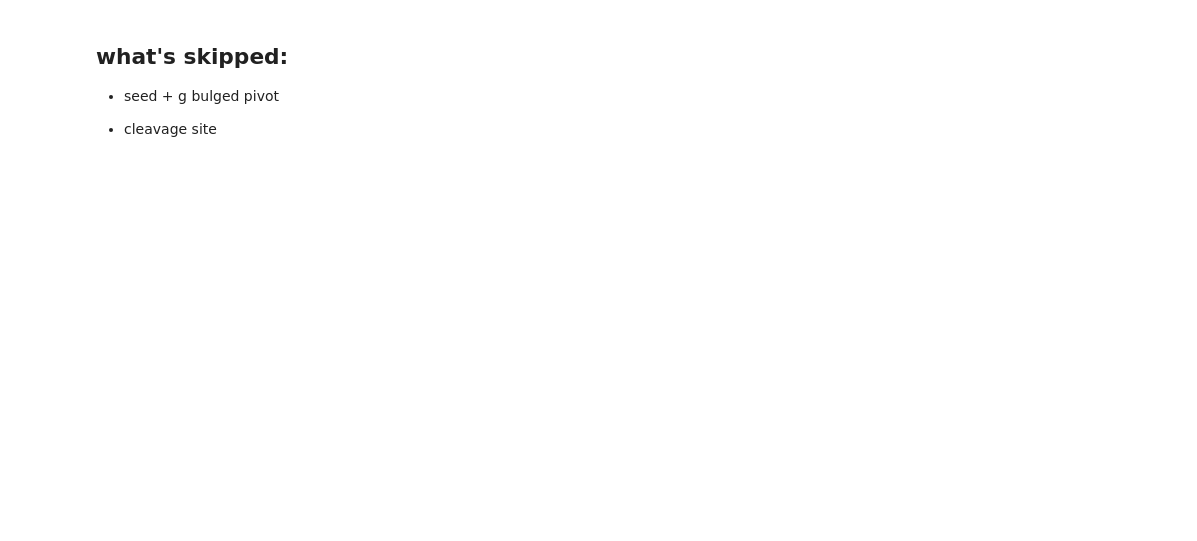
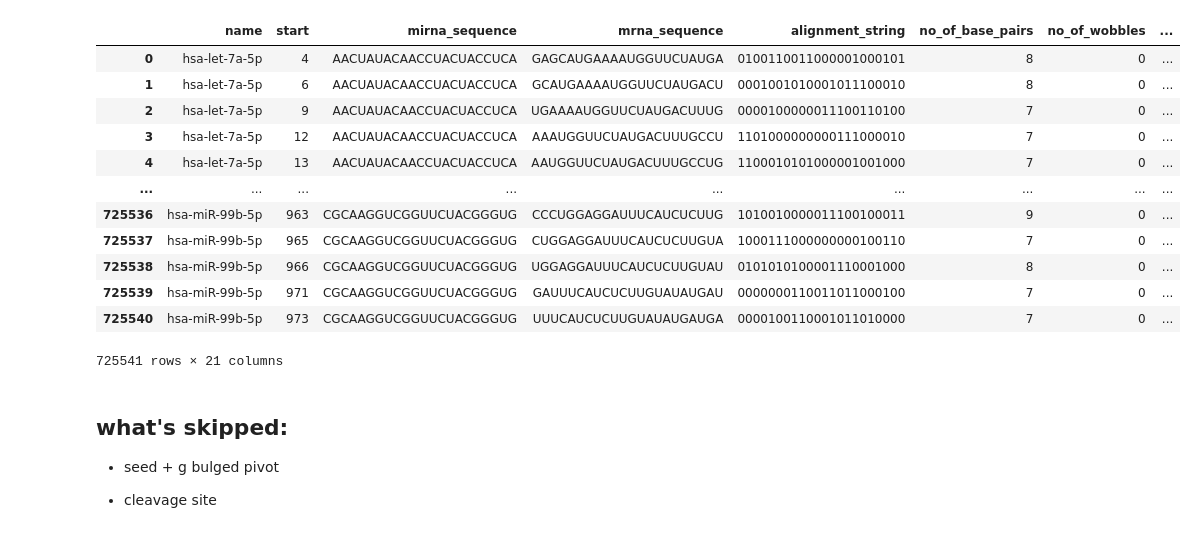
Before and after one commit to TasbasMN/Thesis, a Jupyter notebook: scripts/main_v2.ipynb, the cells around one changed output. Cells and saved outputs as stored; diff of their text form; code cells hidden in the pictures; blank space fills up the shorter version.

```diff
--- a/scripts/main_v2.ipynb
+++ b/scripts/main_v2.ipynb
@@ -22,0 +182,40 @@ df = find_clash_types(df, find_non_CLASH_types=True, drop_flag_column=False)
+# %%
+import numpy as np
+import pandas as pd
+import timeit
+
+def non_vectorized(string1, string2):
+    return ''.join(['1' if x == y else '0' for x, y in zip(string1, string2)])
+
+def vectorized(column1, column2):
+    return np.where(column1 == column2, '1', '0')
+
+def df_comparator(df):
+    df['result3'] = [''.join(['1' if x == y else '0' for x, y in zip(s1, s2)])
+                     for s1, s2 in zip(df['mirna_sequence'], df['mrna_sequence'])]
+
+
+# Measure the time for the non-vectorized version
+non_vectorized_times = []
+for _ in range(2):
+    start_time = timeit.default_timer()
+    df['result1'] = df.apply(lambda x: non_vectorized(x['mirna_sequence'], x['mrna_sequence']), axis=1)
+    non_vectorized_times.append(timeit.default_timer() - start_time)
+
+# Measure the time for the vectorized version
+vectorized_times = []
+for _ in range(2):
+    start_time = timeit.default_timer()
+    df['result2'] = vectorized(df['mirna_sequence'].values, df['mrna_sequence'].values)
+    vectorized_times.append(timeit.default_timer() - start_time)
+
+# Measure the time for the df_comparator version
+df_comparator_times = []
+for _ in range(2):
+    start_time = timeit.default_timer()
+    df_comparator(df)
+    df_comparator_times.append(timeit.default_timer() - start_time)
+
+print(f"Non-vectorized avg time: {np.mean(non_vectorized_times):.6f} seconds")
+print(f"Vectorized avg time: {np.mean(vectorized_times):.6f} seconds")
+print(f"df_comparator avg time: {np.mean(df_comparator_times):.6f} seconds")
@@ -23,3 +236,19 @@ df = find_clash_types(df, find_non_CLASH_types=True, drop_flag_column=False)
+# %%
+df
+# %% [output]
+|  | name | start | mirna_sequence | mrna_sequence | alignment_string | no_of_base_pairs | no_of_wobbles | ... |
+| 0 | hsa-let-7a-5p | 4 | AACUAUACAACCUACUACCUCA | GAGCAUGAAAAUGGUUCUAUGA | 0100110011000001000101 | 8 | 0 | ... |
+| 1 | hsa-let-7a-5p | 6 | AACUAUACAACCUACUACCUCA | GCAUGAAAAUGGUUCUAUGACU | 0001001010001011100010 | 8 | 0 | ... |
+| 2 | hsa-let-7a-5p | 9 | AACUAUACAACCUACUACCUCA | UGAAAAUGGUUCUAUGACUUUG | 0000100000011100110100 | 7 | 0 | ... |
+| 3 | hsa-let-7a-5p | 12 | AACUAUACAACCUACUACCUCA | AAAUGGUUCUAUGACUUUGCCU | 1101000000000111000010 | 7 | 0 | ... |
+| 4 | hsa-let-7a-5p | 13 | AACUAUACAACCUACUACCUCA | AAUGGUUCUAUGACUUUGCCUG | 1100010101000001001000 | 7 | 0 | ... |
+| ... | ... | ... | ... | ... | ... | ... | ... | ... |
+| 725536 | hsa-miR-99b-5p | 963 | CGCAAGGUCGGUUCUACGGGUG | CCCUGGAGGAUUUCAUCUCUUG | 1010010000011100100011 | 9 | 0 | ... |
+| 725537 | hsa-miR-99b-5p | 965 | CGCAAGGUCGGUUCUACGGGUG | CUGGAGGAUUUCAUCUCUUGUA | 1000111000000000100110 | 7 | 0 | ... |
+| 725538 | hsa-miR-99b-5p | 966 | CGCAAGGUCGGUUCUACGGGUG | UGGAGGAUUUCAUCUCUUGUAU | 0101010100001110001000 | 8 | 0 | ... |
+| 725539 | hsa-miR-99b-5p | 971 | CGCAAGGUCGGUUCUACGGGUG | GAUUUCAUCUCUUGUAUAUGAU | 0000000110011011000100 | 7 | 0 | ... |
+| 725540 | hsa-miR-99b-5p | 973 | CGCAAGGUCGGUUCUACGGGUG | UUUCAUCUCUUGUAUAUGAUGA | 0000100110001011010000 | 7 | 0 | ... |
+725541 rows × 21 columns
 # %% [markdown]
 ## what's skipped:
 
```
Also changed, not shown: parts of 13 cells of this notebook, 4 other files.
